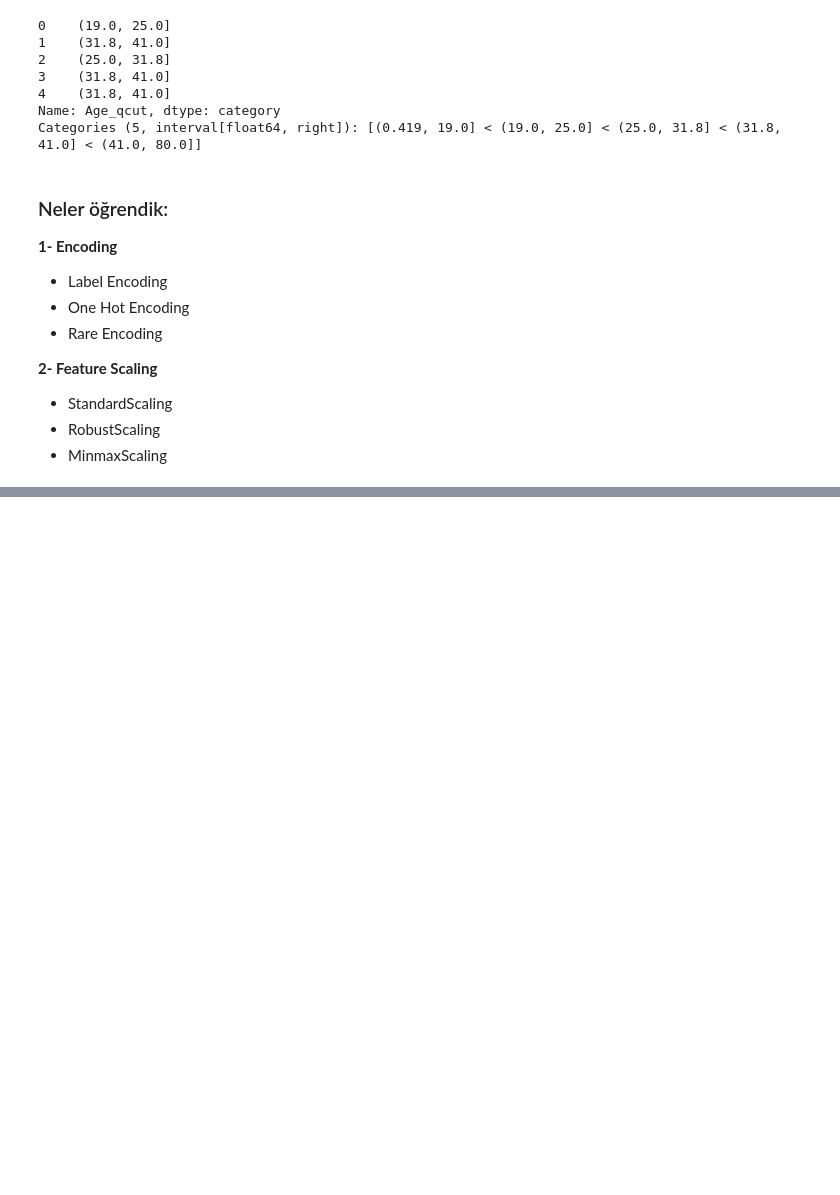
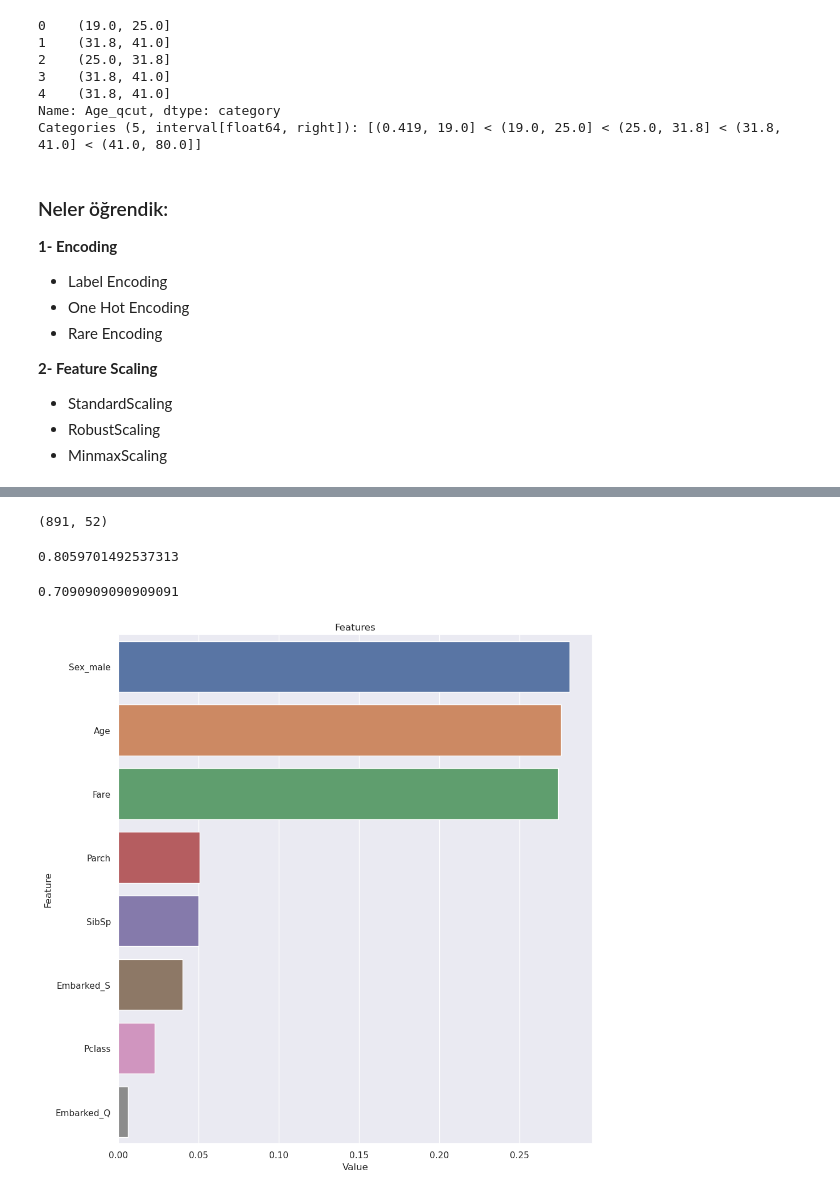
Before and after one commit to hhuseyincosgun/Feature-Engineering, a Jupyter notebook: feature-engineering.ipynb, the cells around one changed output, grey strips where cells are left out. Saved outputs shown, nothing was run; the diff lists cells and outputs as text; code cells hidden in the pictures; blank space fills up the shorter version.

```diff
--- a/feature-engineering.ipynb
+++ b/feature-engineering.ipynb
@@ -1800,0 +2428,53 @@ Categories (5, interval[float64, right]): [(0.419, 19.0] < (19.0, 25.0] < (25.0,
+# %%
+df.shape
+# %% [output]
+(891, 52)
+# %%
+#############################################
+# 8. Model
+#############################################
+y = df["SURVIVED"]
+X = df.drop(["PASSENGERID", "SURVIVED"], axis=1)
+
+X_train, X_test, y_train, y_test = train_test_split(X, y, test_size=0.30, random_state=17)
+
+from sklearn.ensemble import RandomForestClassifier
+
+rf_model = RandomForestClassifier(random_state=46).fit(X_train, y_train)
+y_pred = rf_model.predict(X_test)
+accuracy_score(y_pred, y_test)
+# %% [output]
+0.8059701492537313
+# %%
+#############################################
+# Hiç bir işlem yapılmadan elde edilecek skor?
+#############################################
+dff = load()
+dff.dropna(inplace=True)
+dff = pd.get_dummies(dff, columns=["Sex", "Embarked"], drop_first=True)
+y = dff["Survived"]
+X = dff.drop(["PassengerId", "Survived", "Name", "Ticket", "Cabin"], axis=1)
+X_train, X_test, y_train, y_test = train_test_split(X, y, test_size=0.30, random_state=17)
+rf_model = RandomForestClassifier(random_state=46).fit(X_train, y_train)
+y_pred = rf_model.predict(X_test)
+accuracy_score(y_pred, y_test)
+# %% [output]
+0.7090909090909091
+# %%
+# Yeni ürettiğimiz değişkenler ne alemde?
+def plot_importance(model, features, num=len(X), save=False):
+    feature_imp = pd.DataFrame({'Value': model.feature_importances_, 'Feature': features.columns})
+    plt.figure(figsize=(10, 10))
+    sns.set(font_scale=1)
+    sns.barplot(x="Value", y="Feature", data=feature_imp.sort_values(by="Value",
+                                                                      ascending=False)[0:num])
+    plt.title('Features')
+    plt.tight_layout()
+    plt.show()
+    if save:
+        plt.savefig('importances.png')
+
+
+plot_importance(rf_model, X_train)
+# %% [output]
+[figure, added]
```
Also changed, not shown: parts of 52 cells of this notebook.
